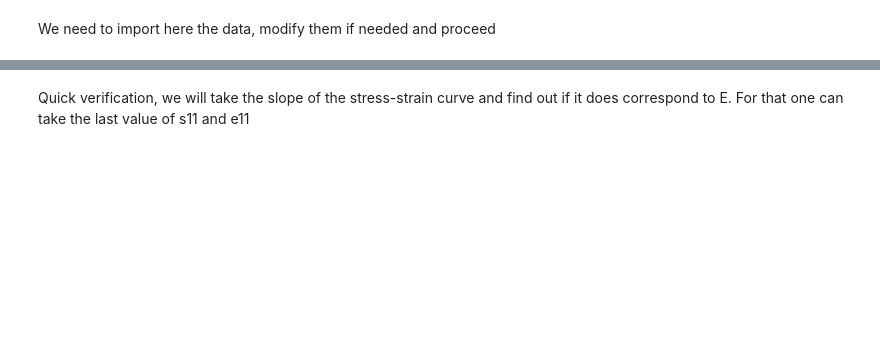
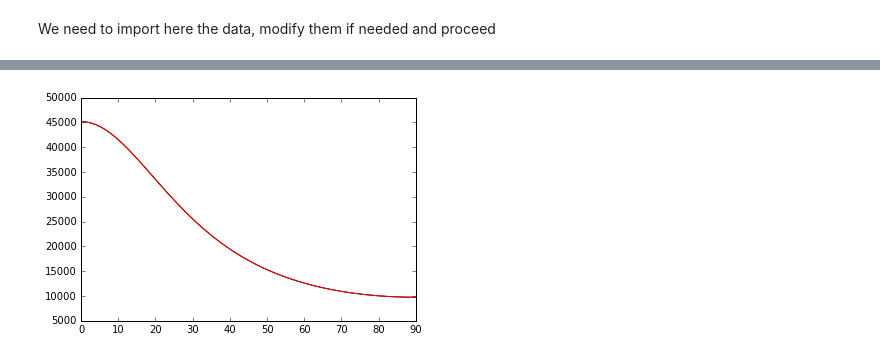
Before and after one commit to cas91010491/simmit, a Jupyter notebook: Examples/Validation/fibre_angle.ipynb, the cells around one changed output, grey strips where cells are left out. Saved outputs shown, nothing was run; the diff lists cells and outputs as text; code cells hidden in the pictures; blank space fills up the shorter version.

```diff
--- a/Examples/Validation/fibre_angle.ipynb
+++ b/Examples/Validation/fibre_angle.ipynb
@@ -68,2 +39,58 @@ print np.array_str(L, precision=4, suppress_small=True)
-# %% [markdown]
-Quick verification, we will take the slope of the stress-strain curve and find out if it does correspond to E. For that one can take the last value of s11 and e11
+# %%
+path_data = dir + '/data'
+path_keys = dir + '/keys'
+pathfile = 'path.txt'
+outputfile = 'results_PLN.txt'
+
+nparams = 4
+
+param_list = iden.read_parameters(nparams)
+
+rho = 1.12 #The density of the material
+c_p = 1.64 #The specific heat capacity
+
+psi_rve = 0.
+theta_rve = 0.
+phi_rve = 0.
+
+alpha = np.arange(0.,91.,1)
+param_list[1].value = 100
+param_list[2].value = 0.4
+param_list[3].value = 1.0 - param_list[2].value
+
+E_L = np.zeros(len(alpha))
+fig = plt.figure()
+
+for i, x in enumerate (alpha):
+
+    param_list[0].value = x
+
+    iden.copy_parameters(param_list, path_keys, path_data)
+    iden.apply_parameters(param_list, path_data)
+
+    L = sim.L_eff(umat_name, props, nstatev, psi_rve, theta_rve, phi_rve, rho, c_p, path_data)
+    p = sim.L_ortho_props(L)
+    E_L[i] = p[0]
+
+
+plt.plot(alpha,E_L, c='black')
+
+umat_name = 'MISCN' #This is the 5 character code for the Mori-Tanaka homogenization for composites with a matrix and ellipsoidal reinforcments
+for i, x in enumerate (alpha):
+
+    param_list[0].value = x
+
+    iden.copy_parameters(param_list, path_keys, path_data)
+    iden.apply_parameters(param_list, path_data)
+
+    L = sim.L_eff(umat_name, props, nstatev, psi_rve, theta_rve, phi_rve, rho, c_p, path_data)
+    p = sim.L_ortho_props(L)
+    E_L[i] = p[0]
+
+
+plt.plot(alpha,E_L, c='red')
+
+
+plt.show()
+# %% [output]
+[figure, added]
```
Also changed, not shown: parts of 6 cells of this notebook.
